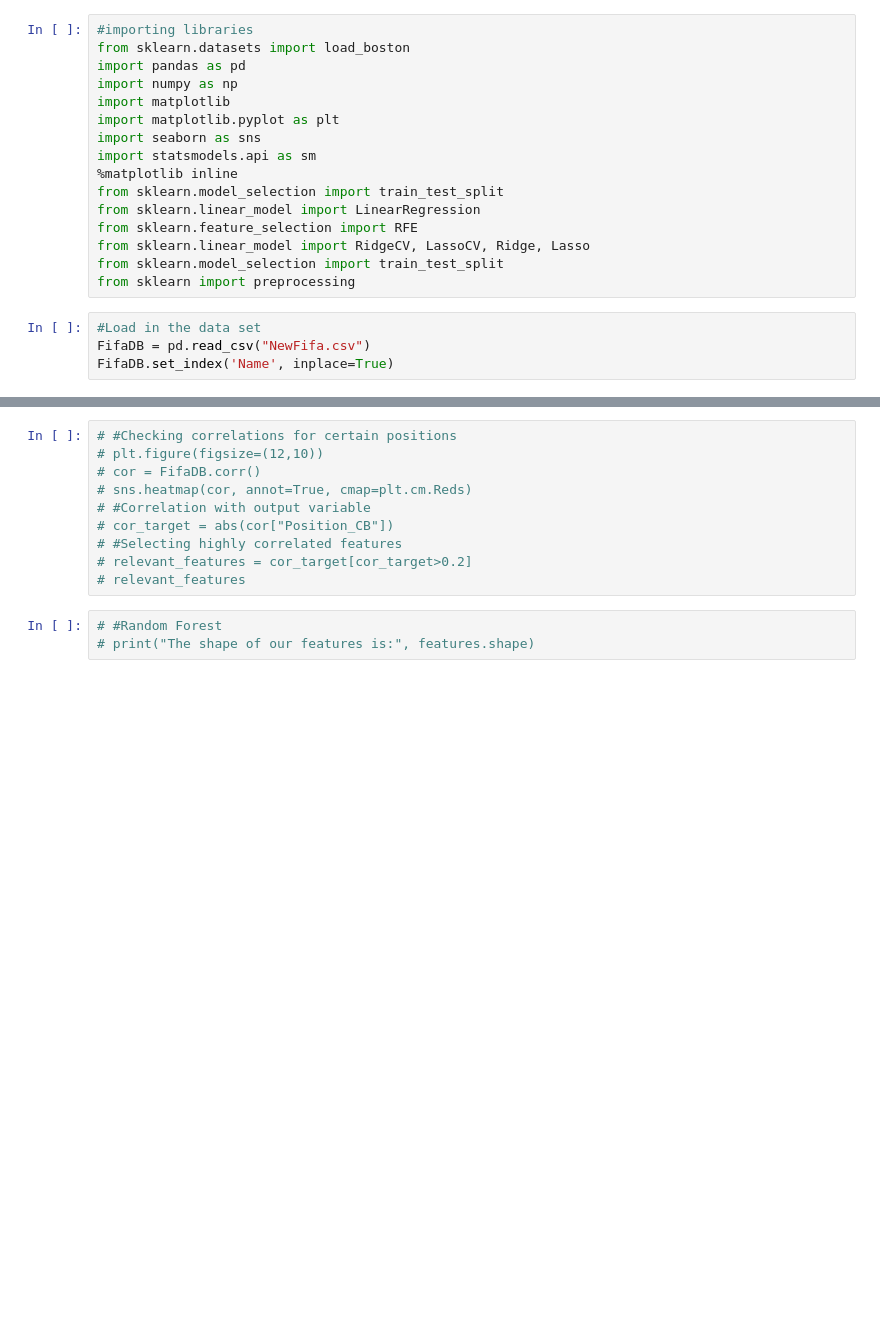
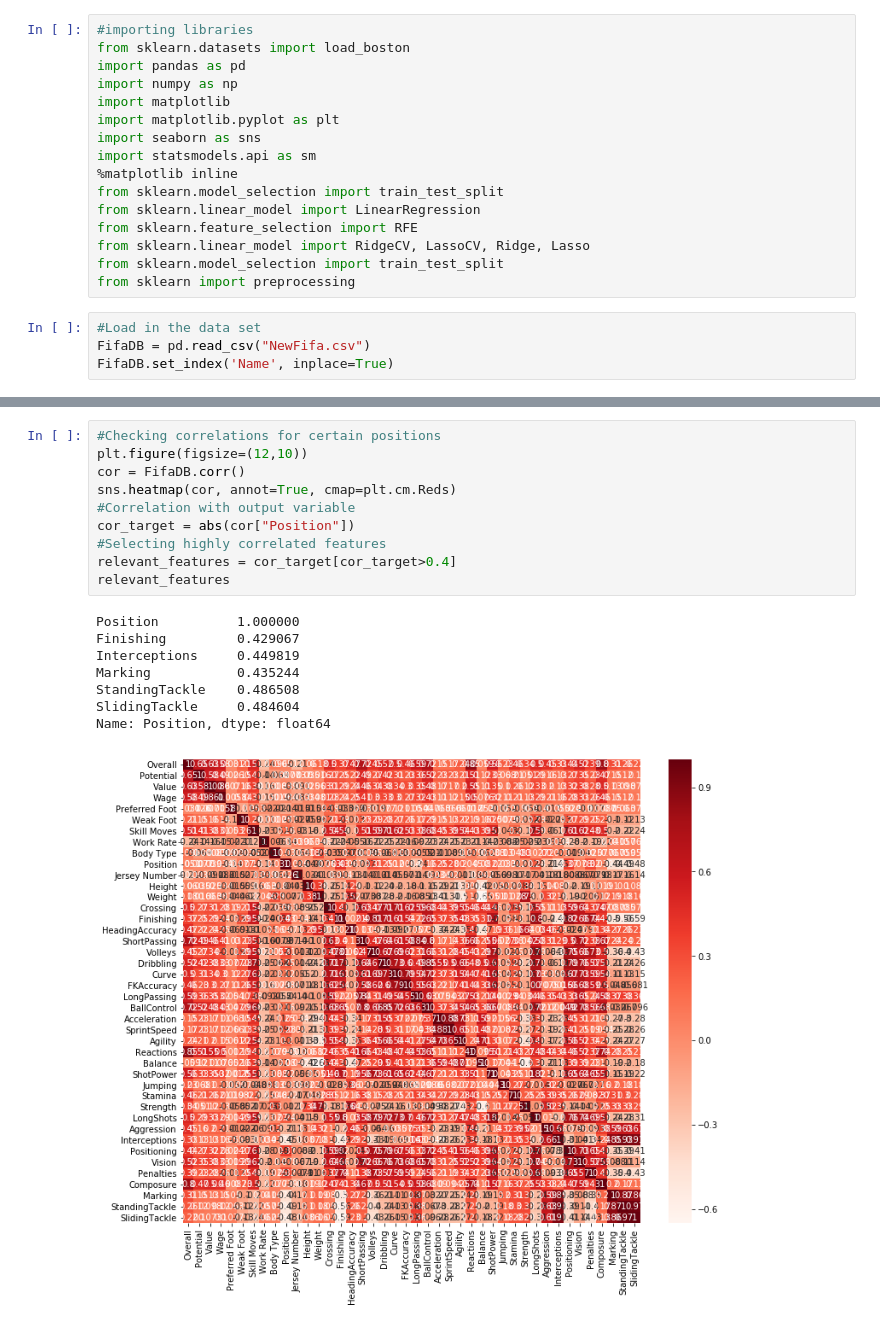
Before and after one commit to StanEveleens/MLNew, a Jupyter notebook: MachineLearning New/Stan.ipynb, the cells around one changed output, grey strips where cells are left out. Saved outputs shown, nothing was run; the diff lists cells and outputs as text; blank space fills up the shorter version.

```diff
--- a/MachineLearning New/Stan.ipynb
+++ b/MachineLearning New/Stan.ipynb
@@ -39,13 +39,19 @@ FifaDB.head(10)
 # %%
-# #Checking correlations for certain positions
-# plt.figure(figsize=(12,10))
-# cor = FifaDB.corr()
-# sns.heatmap(cor, annot=True, cmap=plt.cm.Reds)
-# #Correlation with output variable
-# cor_target = abs(cor["Position_CB"])
-# #Selecting highly correlated features
-# relevant_features = cor_target[cor_target>0.2]
-# relevant_features
+#Checking correlations for certain positions
+plt.figure(figsize=(12,10))
+cor = FifaDB.corr()
+sns.heatmap(cor, annot=True, cmap=plt.cm.Reds)
+#Correlation with output variable
+cor_target = abs(cor["Position"])
+#Selecting highly correlated features
+relevant_features = cor_target[cor_target>0.4]
+relevant_features
+# %% [output]
+Position          1.000000
+Finishing         0.429067
+Interceptions     0.449819
+Marking           0.435244
+StandingTackle    0.486508
+SlidingTackle     0.484604
+Name: Position, dtype: float64
+[figure, added]
-# %%
-# #Random Forest
-# print("The shape of our features is:", features.shape)
```
Also changed, not shown: parts of 4 cells of this notebook.
